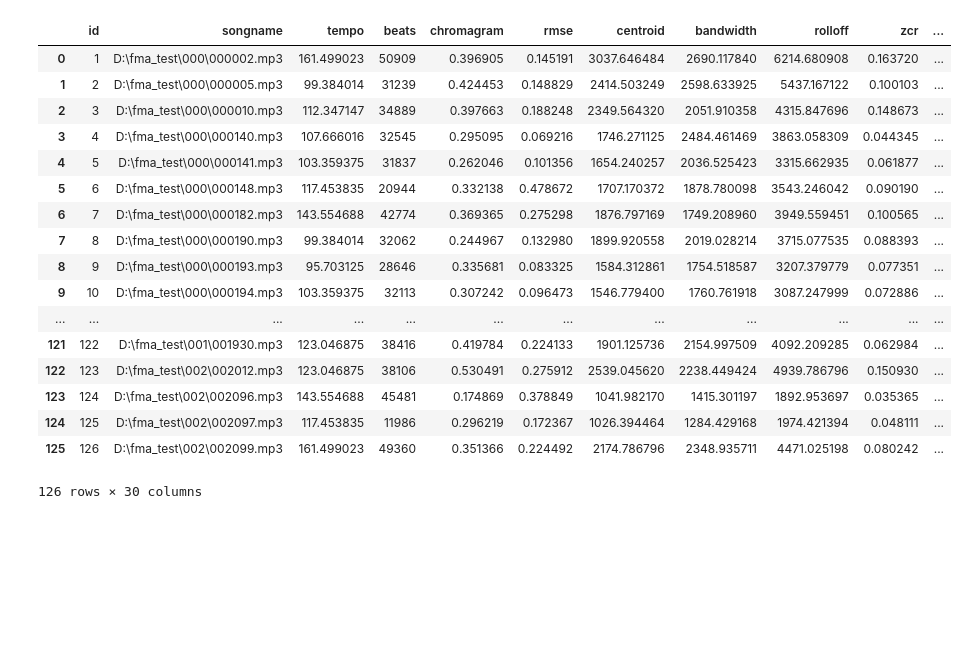
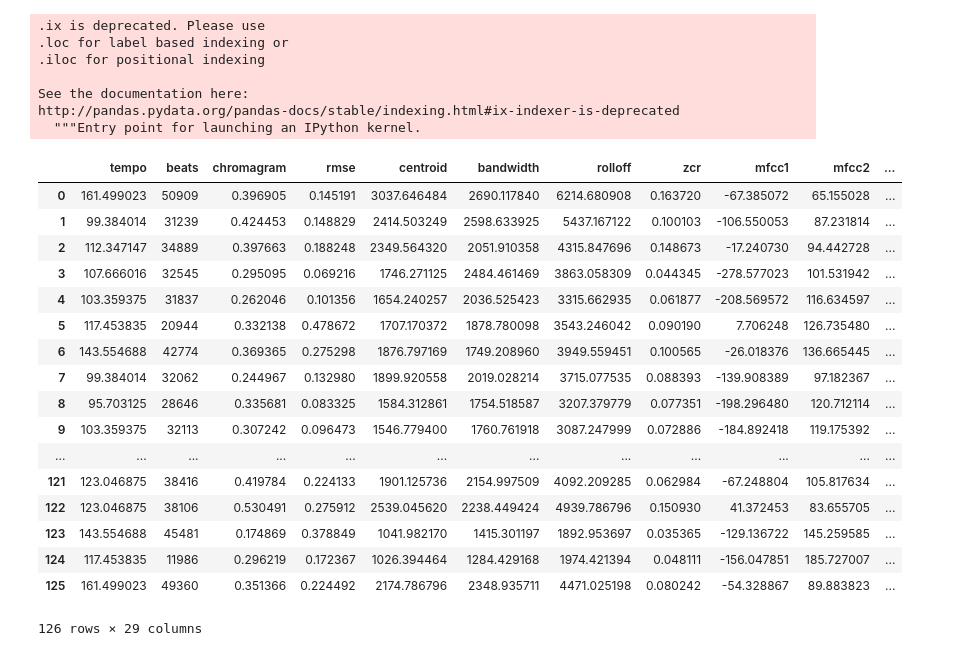
Before and after one commit to TunerFish/Classifier, a Jupyter notebook: Genre_classifier.ipynb, the cells around one changed output. Cells and saved outputs as stored; diff of their text form; code cells hidden in the pictures; blank space fills up the shorter version.

```diff
--- a/Genre_classifier.ipynb
+++ b/Genre_classifier.ipynb
@@ -50,3 +108,14 @@ AUDIO_DIR = "D:\\fma_test"
+# %%
+AUDIO_DIR = "C:\\Users\\1harr\\Desktop\\Fma_data\\fma_test" # directory for fma music
+
+# location of the track metadata that came along with the fma dataset
+TRACK_METADATA = "C:\\Users\\1harr\\Desktop\\Fma_data\\fma_metadata\\tracks.csv"
+
+# location of the genre metadata that came along with the fma dataset
+GENRE_METADATA = "C:\\Users\\1harr\\Desktop\\Fma_data\\fma_metadata\\genres.csv"
+# %%
+tracks = load_metadata(TRACK_METADATA)
+genres = load_metadata(GENRE_METADATA)
 # %%
-features = extract(AUDIO_DIR)
+features = extract(tracks, genres, AUDIO_DIR)
 # %% [output]
@@ -72,6 +141,6 @@ heading = ['id', 'songname', 'tempo', 'beats', 'chromagram', 'rmse',
            'centroid', 'bandwidth', 'rolloff', 'zcr', 'mfcc1', 'mfcc2',
            'mfcc3', 'mfcc4', 'mfcc5', 'mfcc6', 'mfcc7', 'mfcc8', 'mfcc9',
            'mfcc10', 'mfcc11', 'mfcc12', 'mfcc13', 'mfcc14', 'mfcc15',
-           'mfcc16', 'mfcc17', 'mfcc18', 'mfcc19', 'mfcc20']
+           'mfcc16', 'mfcc17', 'mfcc18', 'mfcc19', 'mfcc20', 'genre']
 # %%
 df = pd.DataFrame(features, columns=heading)
@@ -78,21 +167,28 @@ df = pd.DataFrame(features, columns=heading)
 # %%
-df
+df.ix[:, "tempo":]
 # %% [output]
+.ix is deprecated. Please use
+.loc for label based indexing or
+.iloc for positional indexing
+
+See the documentation here:
+http://pandas.pydata.org/pandas-docs/stable/indexing.html#ix-indexer-is-deprecated
+  """Entry point for launching an IPython kernel.
-|  | id | songname | tempo | beats | chromagram | rmse | centroid | bandwidth | rolloff | zcr | ... |
-| 0 | 1 | D:\fma_test\000\000002.mp3 | 161.499023 | 50909 | 0.396905 | 0.145191 | 3037.646484 | 2690.117840 | 6214.680908 | 0.163720 | ... |
-| 1 | 2 | D:\fma_test\000\000005.mp3 | 99.384014 | 31239 | 0.424453 | 0.148829 | 2414.503249 | 2598.633925 | 5437.167122 | 0.100103 | ... |
-| 2 | 3 | D:\fma_test\000\000010.mp3 | 112.347147 | 34889 | 0.397663 | 0.188248 | 2349.564320 | 2051.910358 | 4315.847696 | 0.148673 | ... |
-| 3 | 4 | D:\fma_test\000\000140.mp3 | 107.666016 | 32545 | 0.295095 | 0.069216 | 1746.271125 | 2484.461469 | 3863.058309 | 0.044345 | ... |
-| 4 | 5 | D:\fma_test\000\000141.mp3 | 103.359375 | 31837 | 0.262046 | 0.101356 | 1654.240257 | 2036.525423 | 3315.662935 | 0.061877 | ... |
-| 5 | 6 | D:\fma_test\000\000148.mp3 | 117.453835 | 20944 | 0.332138 | 0.478672 | 1707.170372 | 1878.780098 | 3543.246042 | 0.090190 | ... |
-| 6 | 7 | D:\fma_test\000\000182.mp3 | 143.554688 | 42774 | 0.369365 | 0.275298 | 1876.797169 | 1749.208960 | 3949.559451 | 0.100565 | ... |
-| 7 | 8 | D:\fma_test\000\000190.mp3 | 99.384014 | 32062 | 0.244967 | 0.132980 | 1899.920558 | 2019.028214 | 3715.077535 | 0.088393 | ... |
-| 8 | 9 | D:\fma_test\000\000193.mp3 | 95.703125 | 28646 | 0.335681 | 0.083325 | 1584.312861 | 1754.518587 | 3207.379779 | 0.077351 | ... |
-| 9 | 10 | D:\fma_test\000\000194.mp3 | 103.359375 | 32113 | 0.307242 | 0.096473 | 1546.779400 | 1760.761918 | 3087.247999 | 0.072886 | ... |
+|  | tempo | beats | chromagram | rmse | centroid | bandwidth | rolloff | zcr | mfcc1 | mfcc2 | ... |
+| 0 | 161.499023 | 50909 | 0.396905 | 0.145191 | 3037.646484 | 2690.117840 | 6214.680908 | 0.163720 | -67.385072 | 65.155028 | ... |
+| 1 | 99.384014 | 31239 | 0.424453 | 0.148829 | 2414.503249 | 2598.633925 | 5437.167122 | 0.100103 | -106.550053 | 87.231814 | ... |
+| 2 | 112.347147 | 34889 | 0.397663 | 0.188248 | 2349.564320 | 2051.910358 | 4315.847696 | 0.148673 | -17.240730 | 94.442728 | ... |
+| 3 | 107.666016 | 32545 | 0.295095 | 0.069216 | 1746.271125 | 2484.461469 | 3863.058309 | 0.044345 | -278.577023 | 101.531942 | ... |
+| 4 | 103.359375 | 31837 | 0.262046 | 0.101356 | 1654.240257 | 2036.525423 | 3315.662935 | 0.061877 | -208.569572 | 116.634597 | ... |
+| 5 | 117.453835 | 20944 | 0.332138 | 0.478672 | 1707.170372 | 1878.780098 | 3543.246042 | 0.090190 | 7.706248 | 126.735480 | ... |
+| 6 | 143.554688 | 42774 | 0.369365 | 0.275298 | 1876.797169 | 1749.208960 | 3949.559451 | 0.100565 | -26.018376 | 136.665445 | ... |
+| 7 | 99.384014 | 32062 | 0.244967 | 0.132980 | 1899.920558 | 2019.028214 | 3715.077535 | 0.088393 | -139.908389 | 97.182367 | ... |
+| 8 | 95.703125 | 28646 | 0.335681 | 0.083325 | 1584.312861 | 1754.518587 | 3207.379779 | 0.077351 | -198.296480 | 120.712114 | ... |
+| 9 | 103.359375 | 32113 | 0.307242 | 0.096473 | 1546.779400 | 1760.761918 | 3087.247999 | 0.072886 | -184.892418 | 119.175392 | ... |
 | ... | ... | ... | ... | ... | ... | ... | ... | ... | ... | ... | ... |
-| 121 | 122 | D:\fma_test\001\001930.mp3 | 123.046875 | 38416 | 0.419784 | 0.224133 | 1901.125736 | 2154.997509 | 4092.209285 | 0.062984 | ... |
-| 122 | 123 | D:\fma_test\002\002012.mp3 | 123.046875 | 38106 | 0.530491 | 0.275912 | 2539.045620 | 2238.449424 | 4939.786796 | 0.150930 | ... |
-| 123 | 124 | D:\fma_test\002\002096.mp3 | 143.554688 | 45481 | 0.174869 | 0.378849 | 1041.982170 | 1415.301197 | 1892.953697 | 0.035365 | ... |
-| 124 | 125 | D:\fma_test\002\002097.mp3 | 117.453835 | 11986 | 0.296219 | 0.172367 | 1026.394464 | 1284.429168 | 1974.421394 | 0.048111 | ... |
-| 125 | 126 | D:\fma_test\002\002099.mp3 | 161.499023 | 49360 | 0.351366 | 0.224492 | 2174.786796 | 2348.935711 | 4471.025198 | 0.080242 | ... |
+| 121 | 123.046875 | 38416 | 0.419784 | 0.224133 | 1901.125736 | 2154.997509 | 4092.209285 | 0.062984 | -67.248804 | 105.817634 | ... |
+| 122 | 123.046875 | 38106 | 0.530491 | 0.275912 | 2539.045620 | 2238.449424 | 4939.786796 | 0.150930 | 41.372453 | 83.655705 | ... |
+| 123 | 143.554688 | 45481 | 0.174869 | 0.378849 | 1041.982170 | 1415.301197 | 1892.953697 | 0.035365 | -129.136722 | 145.259585 | ... |
+| 124 | 117.453835 | 11986 | 0.296219 | 0.172367 | 1026.394464 | 1284.429168 | 1974.421394 | 0.048111 | -156.047851 | 185.727007 | ... |
+| 125 | 161.499023 | 49360 | 0.351366 | 0.224492 | 2174.786796 | 2348.935711 | 4471.025198 | 0.080242 | -54.328867 | 89.883823 | ... |
-126 rows × 30 columns
+126 rows × 29 columns
```
Also changed, not shown: parts of 8 cells of this notebook.
